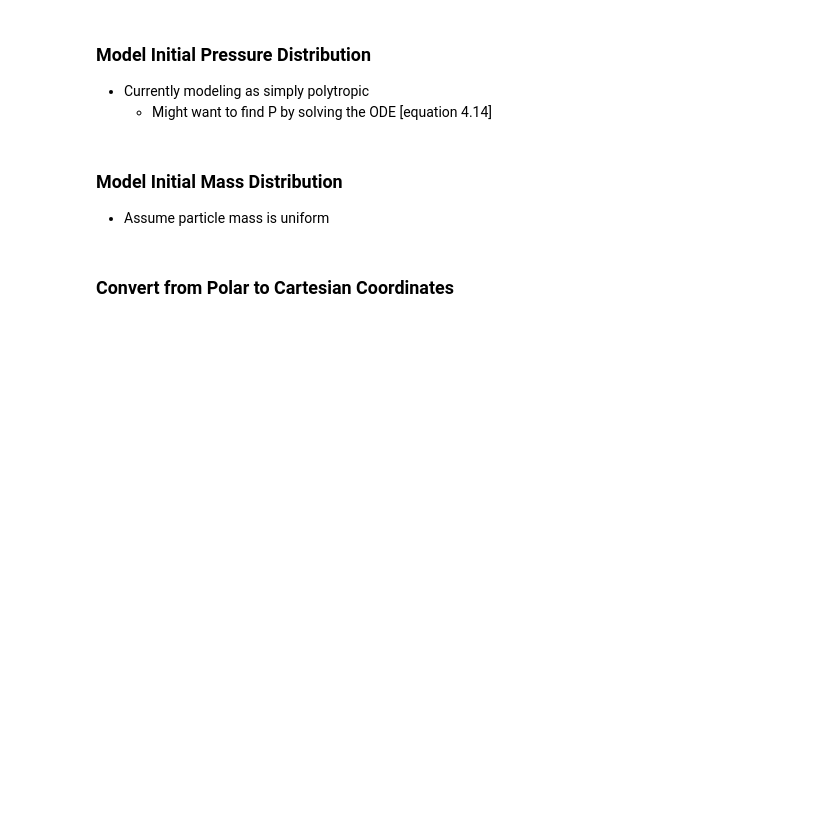
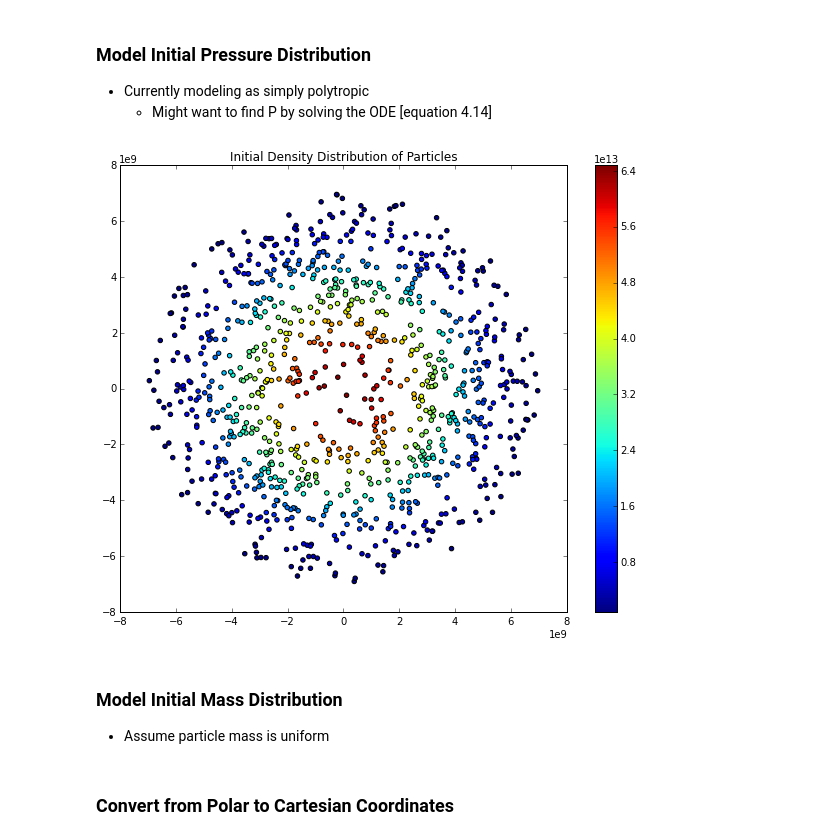
Before and after one commit to saichikine/Jupiter_SPH, a Jupyter notebook: main.ipynb, the cells around one changed output. Cells and saved outputs as stored; diff of their text form; code cells hidden in the pictures; blank space fills up the shorter version.

```diff
--- a/main.ipynb
+++ b/main.ipynb
@@ -161,3 +166,14 @@ pressureDistribution = K * rhoDistribution ** gamma
+# %%
+pressureDistribution = K * rhoDistribution ** gamma
+
+plt.figure(figsize=(10,8))
+plt.scatter(radiusDistribution*np.cos(thetaDistribution), \
+            radiusDistribution*np.sin(thetaDistribution), c=pressureDistribution)
+plt.title("Initial Density Distribution of Particles")
+plt.colorbar()
+plt.show()
+# %% [output]
+[figure, added]
 # %% [markdown]
 ### Model Initial Mass Distribution
 * Assume particle mass is uniform
```
Also changed, not shown: parts of 16 cells of this notebook.
